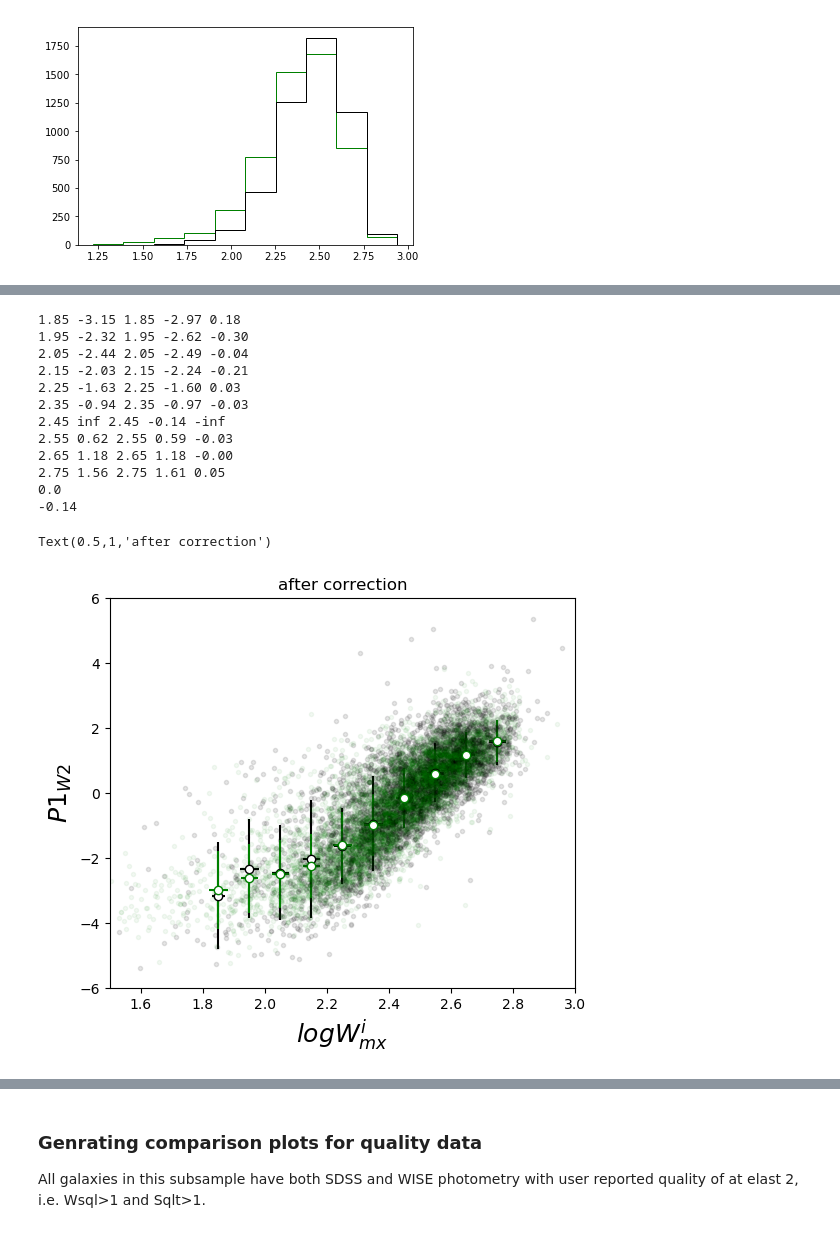
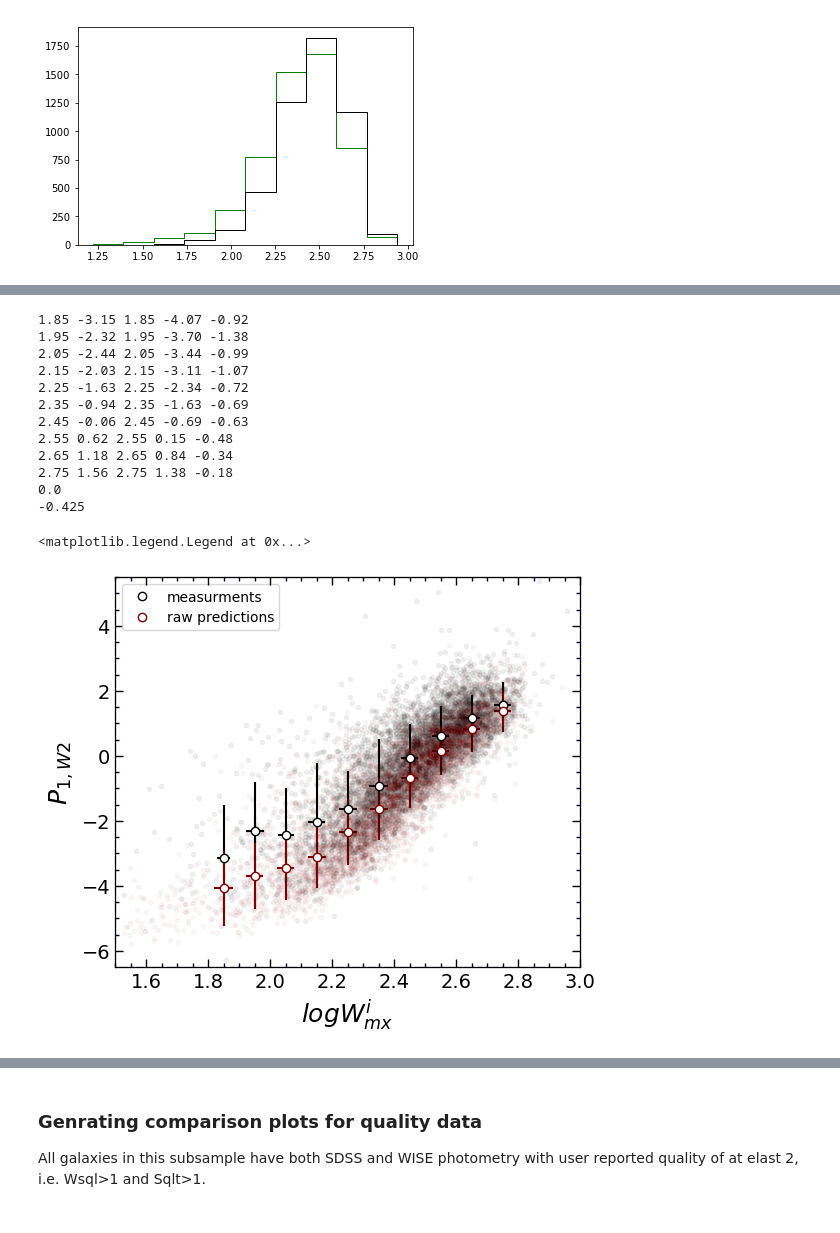
Before and after one commit to ekourkchi/TFcalibrators, a Jupyter notebook: Predictions_assessments.ipynb, the cells around one changed output, grey strips where cells are left out. Saved outputs shown, nothing was run; the diff lists cells and outputs as text; code cells hidden in the pictures.

```diff
--- a/Predictions_assessments.ipynb
+++ b/Predictions_assessments.ipynb
@@ -66,5 +79,9 @@ def set_axes(ax_list, xlim, ylim):
 # %%
-inFile = 'corrected_mags_linewidth_all.csv.test'
+## The current data available on EDD
+# inFile = 'corrected_mags_linewidth_all.csv'
+
+## The older version before extra adjustments
+inFile = 'TF_calibration_parameters_bar.200527'
 
 table   = np.genfromtxt(inFile , delimiter='|', filling_values=-99999, names=True, dtype=None, encoding=None)
 
@@ -569,8 +600,8 @@ fig = py.figure(figsize=(5,5), dpi=100)
 fig.subplots_adjust(wspace=0, top=0.9, bottom=0.12, left=0.05, right=0.98)
 ax = fig.add_subplot(111)
 
-ax.plot(X1, Y1, 'k.', alpha=0.1)
-ax.plot(X2, Y2, 'g.', alpha=0.05)
+ax.plot(X1, Y1, 'k.', alpha=0.05)
+ax.plot(X2, Y2, '.', alpha=0.03, color='maroon')
 
 
 
@@ -603,51 +634,61 @@ Lyy2 = []
 Lyy2e = []
 for i in np.arange(1.8,2.8,0.1):
     xp = []
     yp = []
     for ii in range(len(X)):
         xi = X[ii]
         if xi>=i and xi<i+0.1:
             xp.append(xi)
             yp.append(Y[ii])
     if len(xp)>0:
         xx = i+0.05# np.median(xp)
         yy = np.mean(yp)
         ax.errorbar(xx, yy, yerr=np.std(yp), xerr=np.std(xp), fmt='o',
-                    color='green', ms=6, mfc='white')
+                    color='maroon', ms=6, mfc='white')
         Lxx2.append(xx)
         Lyy2.append(yy)
         Lyy2e.append(np.std(yp))
 
 for i in range(len(Lxx1)):
     d = Lyy2[i]-Lyy1[i]
     print '%.2f'%Lxx1[i], '%.2f'%Lyy1[i], '%.2f'%Lxx2[i], '%.2f'%Lyy2[i], '%.2f'%d
 
 ax.set_xlabel(r'$logW^i_{mx}$', fontsize=18)
-ax.set_ylabel(r'$P1_{W2}$', fontsize=18)
+ax.set_ylabel(r'$P_{1,W2}$', fontsize=18)
 
 
-ax.set_ylim(-6,6)
-ax.set_xlim(1.5,3)
+# ax.set_ylim(-6,6)
+# ax.set_xlim(1.5,3)
+
+set_axes(ax, (1.5,3), (-6.5,5.5), fontsize=14)
 
 print np.median(P0_w2)
 print np.median(P0_w2p)
 
-ax.set_title('after correction')
+# ax.set_title('after correction')
+
+ax.errorbar([100,100], [200,200], fmt='o',
+                    color='black', ms=6, mfc='white', label='measurments')
+
+ax.errorbar([100,100], [200,200], fmt='o',
+                    color='maroon', ms=6, mfc='white', label='raw predictions')
+
+ax.legend()
 # %% [output]
-1.85 -3.15 1.85 -2.97 0.18
-1.95 -2.32 1.95 -2.62 -0.30
-2.05 -2.44 2.05 -2.49 -0.04
-2.15 -2.03 2.15 -2.24 -0.21
-2.25 -1.63 2.25 -1.60 0.03
-2.35 -0.94 2.35 -0.97 -0.03
-2.45 inf 2.45 -0.14 -inf
-2.55 0.62 2.55 0.59 -0.03
-2.65 1.18 2.65 1.18 -0.00
-2.75 1.56 2.75 1.61 0.05
+1.85 -3.15 1.85 -4.07 -0.92
+1.95 -2.32 1.95 -3.70 -1.38
+2.05 -2.44 2.05 -3.44 -0.99
+2.15 -2.03 2.15 -3.11 -1.07
+2.25 -1.63 2.25 -2.34 -0.72
+2.35 -0.94 2.35 -1.63 -0.69
+2.45 -0.06 2.45 -0.69 -0.63
+2.55 0.62 2.55 0.15 -0.48
+2.65 1.18 2.65 0.84 -0.34
+2.75 1.56 2.75 1.38 -0.18
 0.0
--0.14
+-0.425
-Text(0.5,1,'after correction')
+<matplotlib.legend.Legend at 0x...>
-[figure, old version]
+[figure, new version]
 # %%
 fig = py.figure(figsize=(5,5), dpi=100)
 fig.subplots_adjust(wspace=0, top=0.9, bottom=0.12, left=0.05, right=0.98)
```
Also changed, not shown: parts of 43 cells of this notebook, 9 other files.
